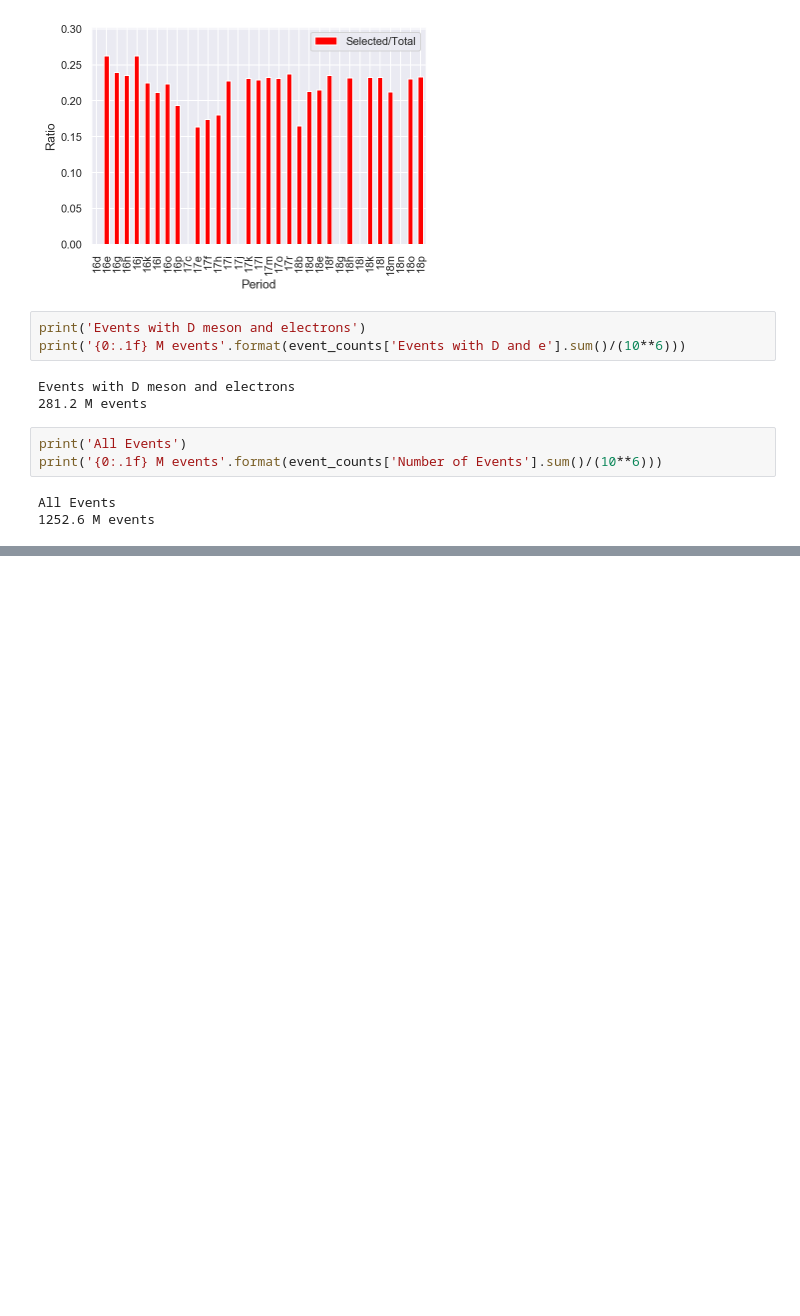
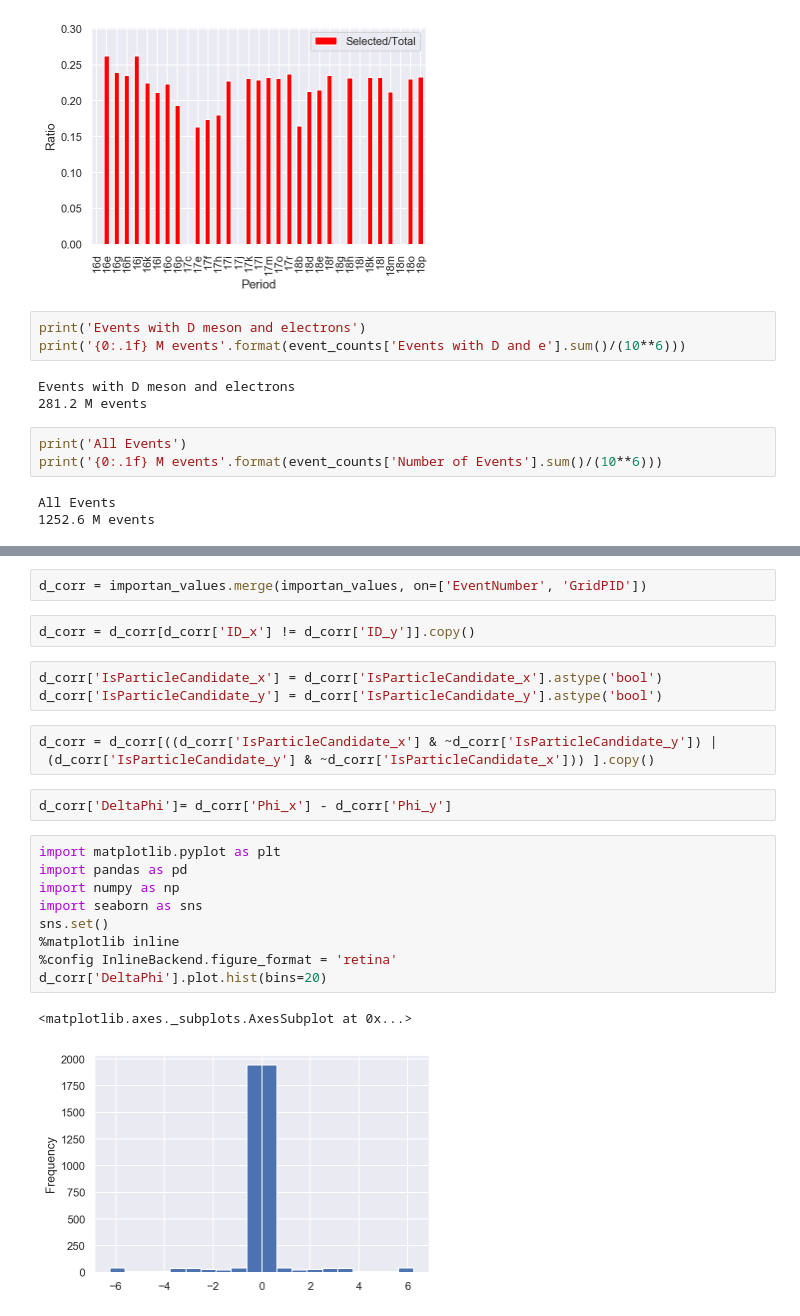
Before and after one commit to hzanoli/DHFeCorrLocal, a Jupyter notebook: dhfcorr/qa/plot_event_qa_hmv0.ipynb, the cells around one changed output, grey strips where cells are left out. Cells and saved outputs as stored; diff of their text form; blank space fills up the shorter version.

```diff
--- a/dhfcorr/qa/plot_event_qa_hmv0.ipynb
+++ b/dhfcorr/qa/plot_event_qa_hmv0.ipynb
@@ -183,0 +228,24 @@ All Events
+# %%
+d_corr = importan_values.merge(importan_values, on=['EventNumber', 'GridPID'])
+# %%
+d_corr = d_corr[d_corr['ID_x'] != d_corr['ID_y']].copy()
+# %%
+d_corr['IsParticleCandidate_x'] = d_corr['IsParticleCandidate_x'].astype('bool')
+d_corr['IsParticleCandidate_y'] = d_corr['IsParticleCandidate_y'].astype('bool')
+# %%
+d_corr = d_corr[((d_corr['IsParticleCandidate_x'] & ~d_corr['IsParticleCandidate_y']) |
+ (d_corr['IsParticleCandidate_y'] & ~d_corr['IsParticleCandidate_x'])) ].copy()
+# %%
+d_corr['DeltaPhi']= d_corr['Phi_x'] - d_corr['Phi_y']
+# %%
+import matplotlib.pyplot as plt
+import pandas as pd
+import numpy as np
+import seaborn as sns
+sns.set()
+%matplotlib inline
+%config InlineBackend.figure_format = 'retina'
+d_corr['DeltaPhi'].plot.hist(bins=20)
+# %% [output]
+<matplotlib.axes._subplots.AxesSubplot at 0x...>
+[figure, added]
```
Also changed, not shown: parts of 9 cells of this notebook, 17 other files.
